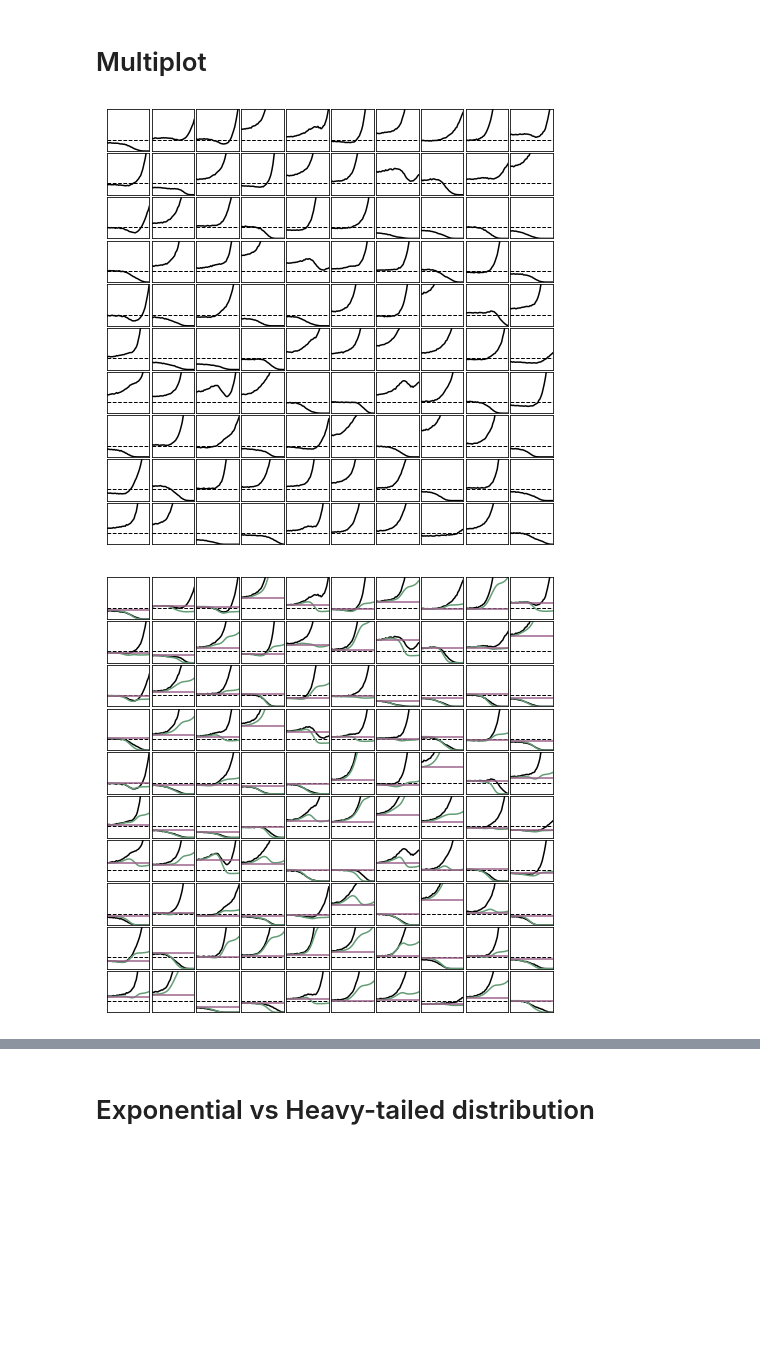
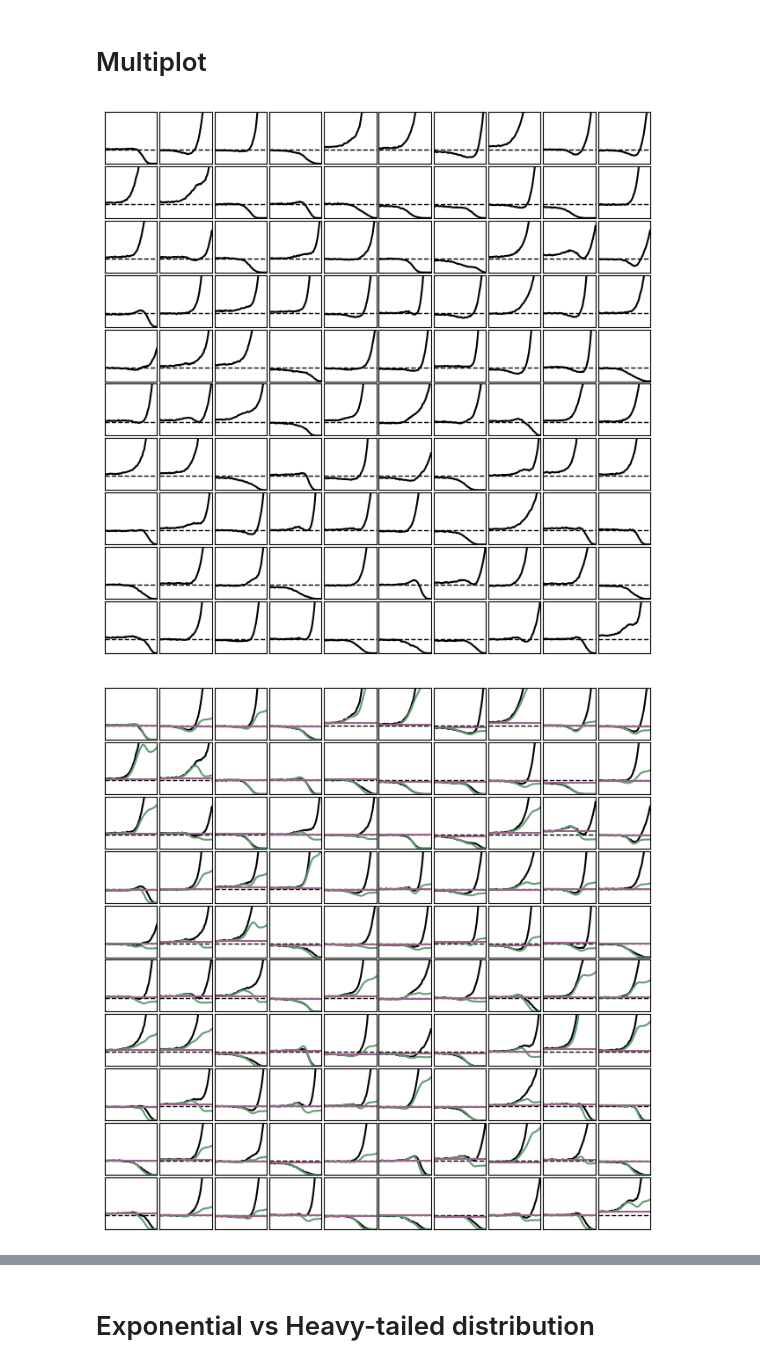
Before and after one commit to AlexKI123/DoublesProject, a Jupyter notebook: Code/WFModel/Plotting/Plot_Random_Result.ipynb, the cells around one changed output, grey strips where cells are left out. Drawn from its saved outputs; the diff is of its cells as text; code cells hidden in the pictures; blank space fills up the shorter version.

```diff
--- a/Code/WFModel/Plotting/Plot_Random_Result.ipynb
+++ b/Code/WFModel/Plotting/Plot_Random_Result.ipynb
@@ -15,9 +15,8 @@ import matplotlib.ticker as ticker
 def calc_harmonic(n):
     return sum(1/d for d in range(1, n + 1))
 # %%
-ns = 12  #12 or 120
-nd = 20  #20 or 200
-#s=0.1
+ns = 120  #12 or 120
+nd = 200  #20 or 200
 
 ########################################################
 #Fig 4: ns=120 & nd=200
@@ -25,7 +24,7 @@ nd = 20  #20 or 200
 #folder = '/Users/alexander/Desktop/RandomLandscapes/Old/meanS008D01ns120nd200_exp'
 #folder = '/Users/alexander/Desktop/RandomLandscapes/Old/meanS01D008ns120nd200_exp'
 
-#folder = '/Users/alexander/Desktop/RandomLandscapes/dataExp_s01'
+folder = '/Users/alexander/Desktop/RandomLandscapes/dataExp_s01'
 #folder = '/Users/alexander/Desktop/RandomLandscapes/dataExp_ss01_sd008'
 #folder = '/Users/alexander/Desktop/RandomLandscapes/dataExp_ss008_sd01'
 
@@ -36,7 +35,7 @@ nd = 20  #20 or 200
 #folder = '/Users/alexander/Desktop/RandomLandscapes/Old/meanS005D01ns12nd20_exp'
 
 #folder = '/Users/alexander/Desktop/RandomLandscapes/dataExp_s01_small'
-folder = '/Users/alexander/Desktop/RandomLandscapes/dataExp_ss01_sd005_small'
+#folder = '/Users/alexander/Desktop/RandomLandscapes/dataExp_ss01_sd005_small'
 #folder = '/Users/alexander/Desktop/RandomLandscapes/dataExp_ss005_sd01_small'
 
 
@@ -955,7 +954,7 @@ Nfigs = 10
 #fig, ax = plt.subplots(Nfigs, Nfigs, figsize=(14, 14))
 fig, ax = plt.subplots(Nfigs, Nfigs, figsize=(8, 8))
 
-offset = 500
+offset = 0
 for i in range(Nfigs):
     for j in range(Nfigs):
         r = ris[offset+i+Nfigs*j]
@@ -964,7 +963,7 @@ for i in range(Nfigs):
         #ax[i,j].set_yscale("log")
         #ax[i,j].set_ylim(0.0005,1)
         ax[i,j].set_ylim(0.0,0.01)
-        ax[i,j].set_xlim(10**(-3),10**(1.))
+        ax[i,j].set_xlim(10**(-3.3),10**(2.))
 
         #ax[i,j].set_ylim(0.0005,0.03)
         #ax[i,j].set_xlim(10**(-3.5),10**(2.))
@@ -977,10 +976,9 @@ for a in ax.flatten():
 
 plt.subplots_adjust(wspace=.05, hspace=.05)
 
-
-#plt.savefig("plotGrid.pdf")
+plt.savefig("plotGrid.pdf", bbox_inches='tight')
 # %% [output]
-[figure, old version]
+[figure, new version]
 # %%
 def π(s):
     out = 1.0-np.exp(-2*s)
@@ -1035,42 +1033,42 @@ Nfigs = 10
 #fig, ax = plt.subplots(Nfigs, Nfigs, figsize=(15, 15))
 fig, ax = plt.subplots(Nfigs, Nfigs, figsize=(8, 8))
 
-offset = 500
+offset = 0
 
 for i in range(Nfigs):
     for j in range(Nfigs):
         r = ris[offset+i+Nfigs*j]
         ax[i,j].plot(x,np.sum(r[:,ns+1:],axis = 1),color="black")
 
         ax[i,j].set_xscale("log")
         #ax[i,j].set_yscale("log")
         #ax[i,j].set_xlim(10**(-3),10**(1.))
 
         #ax[i,j].set_ylim(0.0005,1)
         #ax[i,j].set_ylim(0.0005,0.3)
         #ax[i,j].set_xlim(10**(-3.5),10**(2.))
 
         ax[i,j].set_ylim(0.0,0.01)
-        ax[i,j].set_xlim(10**(-3),10**(1.))
+        ax[i,j].set_xlim(10**(-3.3),10**(2.))
 
         ax[i,j].axhline([fractionAAlevel],linestyle="--", color="black",linewidth=1)
         ftemp = f[offset+i+Nfigs*j]
         fs = ftemp[1:ns+1].copy()
         fd = ftemp[ns+1:].copy()
-        ax[i,j].plot(x,CI_model(fs,fd,x, mus/5.80, mud/9.63),color="#639C75",linewidth=1.5)
-        ax[i,j].axhline(WM_model(fs,fd, mus/5.80, mud/9.63),color="#9C638A",linewidth=1.5,label= "WM")
+        ax[i,j].plot(x,CI_model(fs,fd,x, mus/6.09, mud/10.23),color="#639C75",linewidth=1.5)
+        ax[i,j].axhline(WM_model(fs,fd, mus/6.09, mud/10.23),color="#9C638A",linewidth=1.5,label= "WM")
 
 
 
 for a in ax.flatten():
     a.set_xticks([])
     a.set_yticks([])
 
 plt.subplots_adjust(wspace=.05, hspace=.05)
 
-plt.savefig("plotGridB.pdf")
+plt.savefig("plotGridB.pdf", bbox_inches='tight')
 # %% [output]
-[figure, old version]
+[figure, new version]
 # %%
 # amino acid level
 
```
Also changed, not shown: parts of 2 cells of this notebook, 1 other file.
